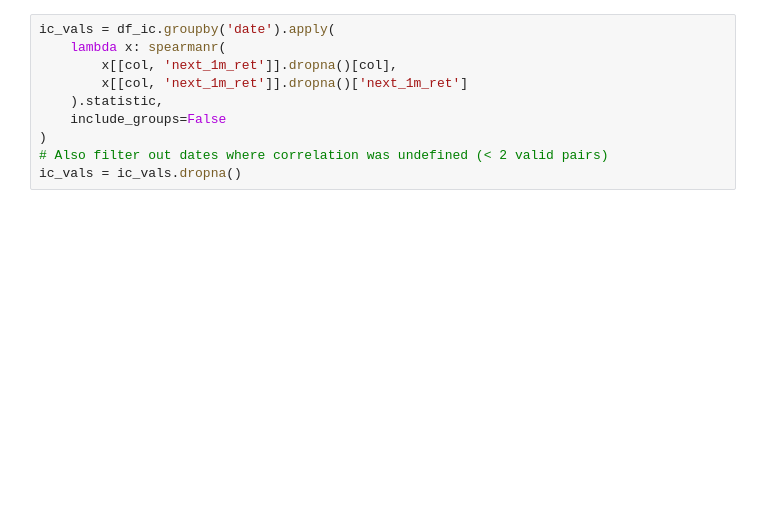
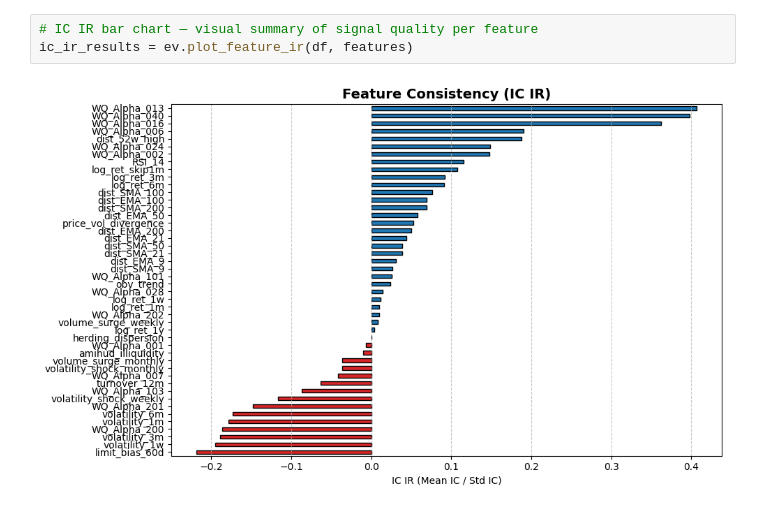
Before and after one commit to phamhuyphong-quant/Top-K-21-Day-Rebalance, a Jupyter notebook: notebooks/02_Feature_Engineering.ipynb, the cells around one changed output. Cells and saved outputs as stored; diff of their text form; blank space fills up the shorter version.

```diff
--- a/notebooks/02_Feature_Engineering.ipynb
+++ b/notebooks/02_Feature_Engineering.ipynb
@@ -105,10 +134,5 @@ ic_df = pd.DataFrame(feature_ic).T
-# %%
-ic_vals = df_ic.groupby('date').apply(
-    lambda x: spearmanr(
-        x[[col, 'next_1m_ret']].dropna()[col],
-        x[[col, 'next_1m_ret']].dropna()['next_1m_ret']
-    ).statistic,
-    include_groups=False
-)
-# Also filter out dates where correlation was undefined (< 2 valid pairs)
-ic_vals = ic_vals.dropna()
+# %%
+# IC IR bar chart — visual summary of signal quality per feature
+ic_ir_results = ev.plot_feature_ir(df, features)
+# %% [output]
+[figure, added]
```
Also changed, not shown: parts of 25 cells of this notebook, 4 other files.
